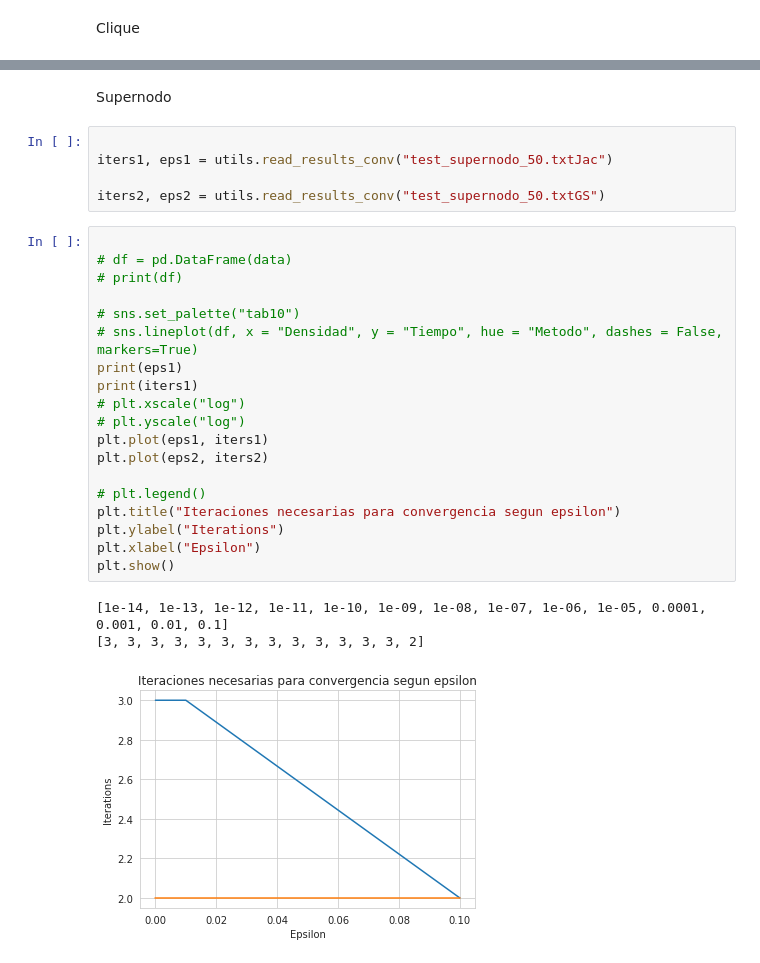
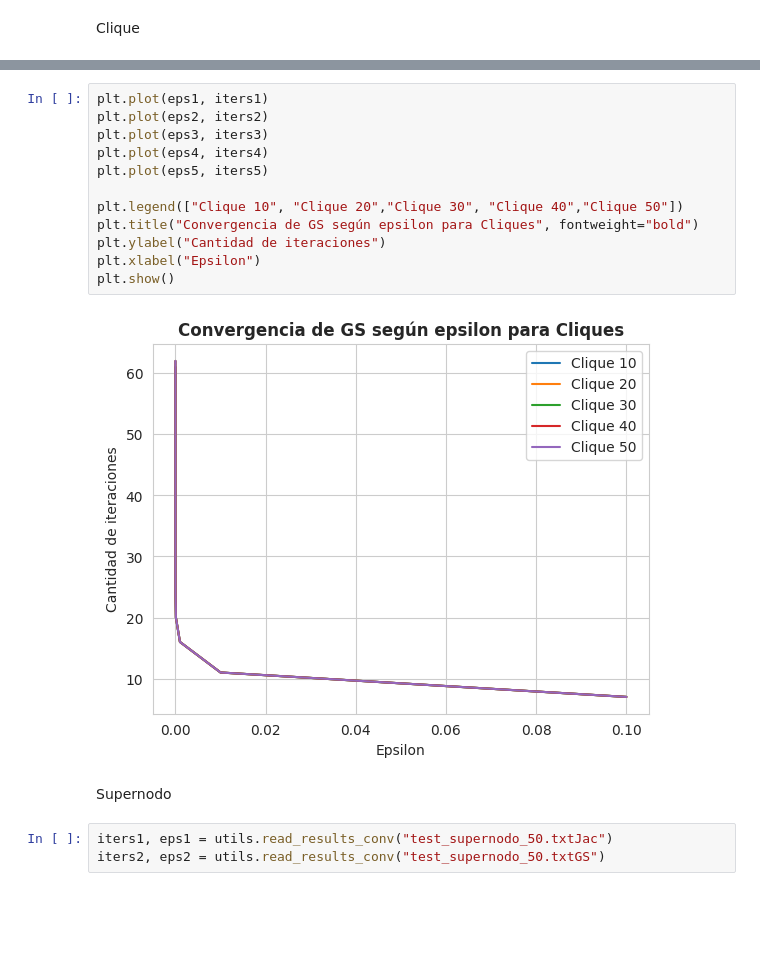
Before and after one commit to paulitapb/tp3-metnum, a Jupyter notebook: src/EXP_Tp3.ipynb, the cells around one changed output, grey strips where cells are left out. Saved outputs shown, nothing was run; the diff lists cells and outputs as text; blank space fills up the shorter version.

```diff
--- a/src/EXP_Tp3.ipynb
+++ b/src/EXP_Tp3.ipynb
@@ -356,30 +309,19 @@ plt.show()
+# %%
+plt.plot(eps1, iters1)
+plt.plot(eps2, iters2)
+plt.plot(eps3, iters3)
+plt.plot(eps4, iters4)
+plt.plot(eps5, iters5)
+
+plt.legend(["Clique 10", "Clique 20","Clique 30", "Clique 40","Clique 50"])
+plt.title("Convergencia de GS según epsilon para Cliques", fontweight="bold")
+plt.ylabel("Cantidad de iteraciones")
+plt.xlabel("Epsilon")
+plt.show()
+# %% [output]
+[figure, added]
 # %% [markdown]
 Supernodo
 # %%
-
 iters1, eps1 = utils.read_results_conv("test_supernodo_50.txtJac")
-
 iters2, eps2 = utils.read_results_conv("test_supernodo_50.txtGS")
-# %%
-
-# df = pd.DataFrame(data)
-# print(df)
-
-# sns.set_palette("tab10")
-# sns.lineplot(df, x = "Densidad", y = "Tiempo", hue = "Metodo", dashes = False, markers=True)
-print(eps1)
-print(iters1)
-# plt.xscale("log")
-# plt.yscale("log")
-plt.plot(eps1, iters1)
-plt.plot(eps2, iters2)
-
-# plt.legend()
-plt.title("Iteraciones necesarias para convergencia segun epsilon")
-plt.ylabel("Iterations")
-plt.xlabel("Epsilon")
-plt.show()
-# %% [output]
-[1e-14, 1e-13, 1e-12, 1e-11, 1e-10, 1e-09, 1e-08, 1e-07, 1e-06, 1e-05, 0.0001, 0.001, 0.01, 0.1]
-[3, 3, 3, 3, 3, 3, 3, 3, 3, 3, 3, 3, 3, 2]
-[figure, removed]
```
Also changed, not shown: parts of 11 cells of this notebook.
